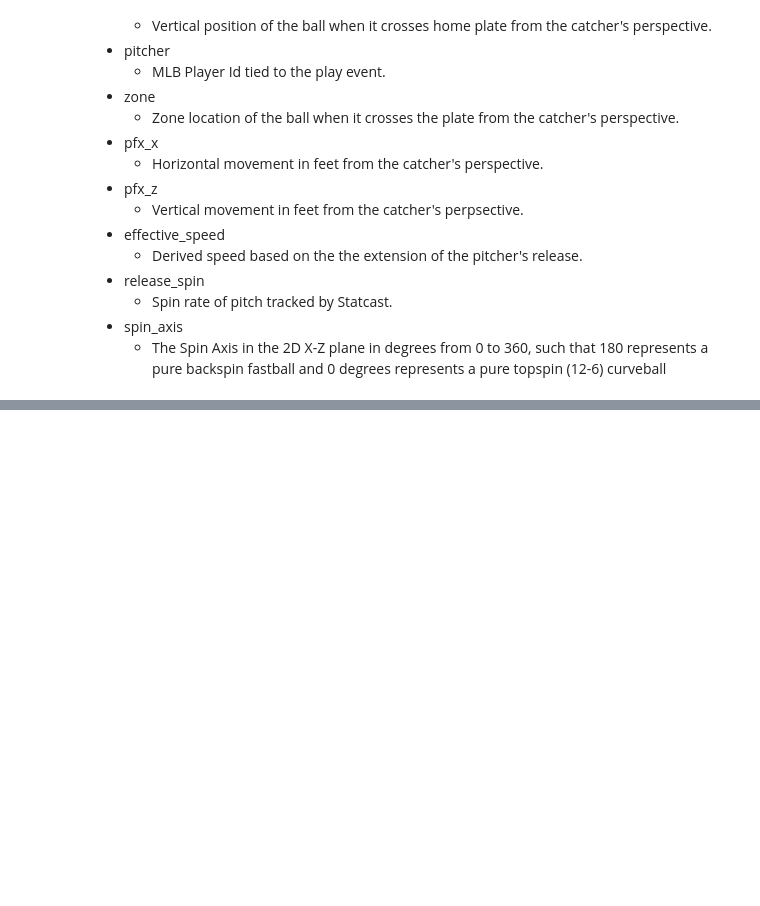
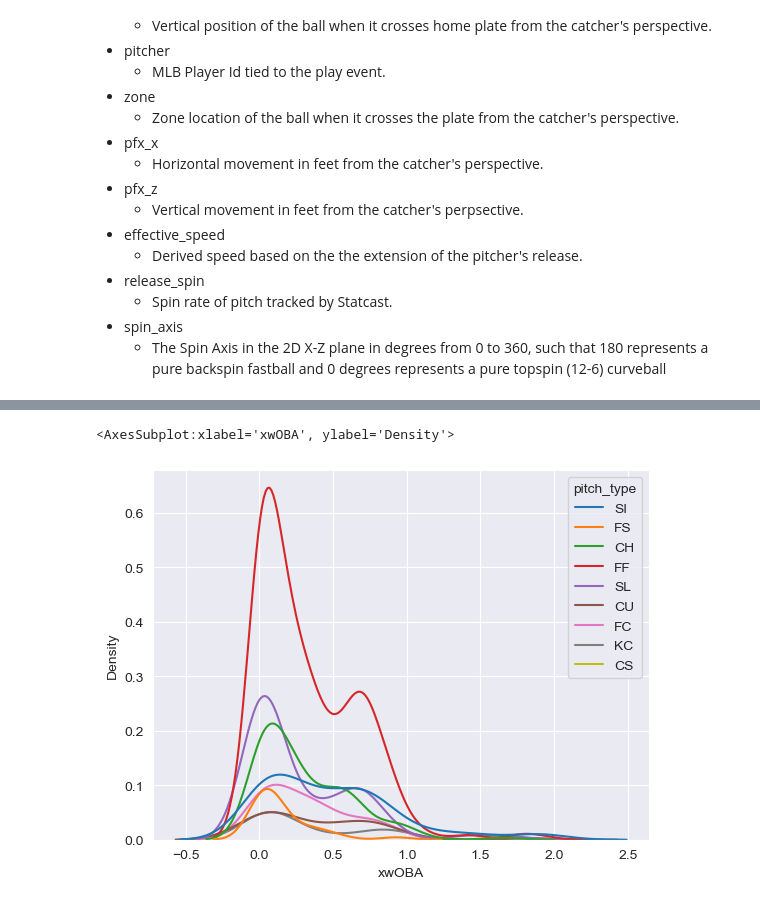
Before and after one commit to trpubz/DBacksAnalysis, a Jupyter notebook: 3Data Preparation/DataPrep.ipynb, the cells around one changed output, grey strips where cells are left out. Drawn from its saved outputs; the diff is of its cells as text; code cells hidden in the pictures; blank space fills up the shorter version.

```diff
--- a/3Data Preparation/DataPrep.ipynb
+++ b/3Data Preparation/DataPrep.ipynb
@@ -66,0 +91,5 @@ new data-set shape after to filtering for proper metrics: (865, 12)
+# %%
+sns.kdeplot(marte_vs.xwOBA, hue=marte_vs.pitch_type)
+# %% [output]
+<AxesSubplot:xlabel='xwOBA', ylabel='Density'>
+[figure, added]
```
Also changed, not shown: parts of 5 cells of this notebook.
